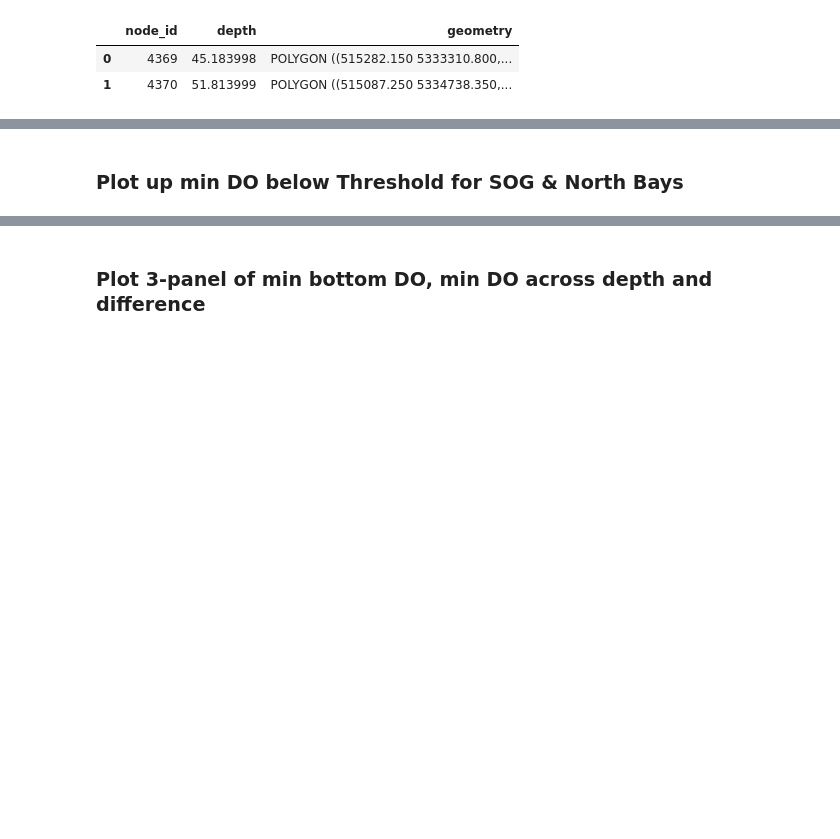
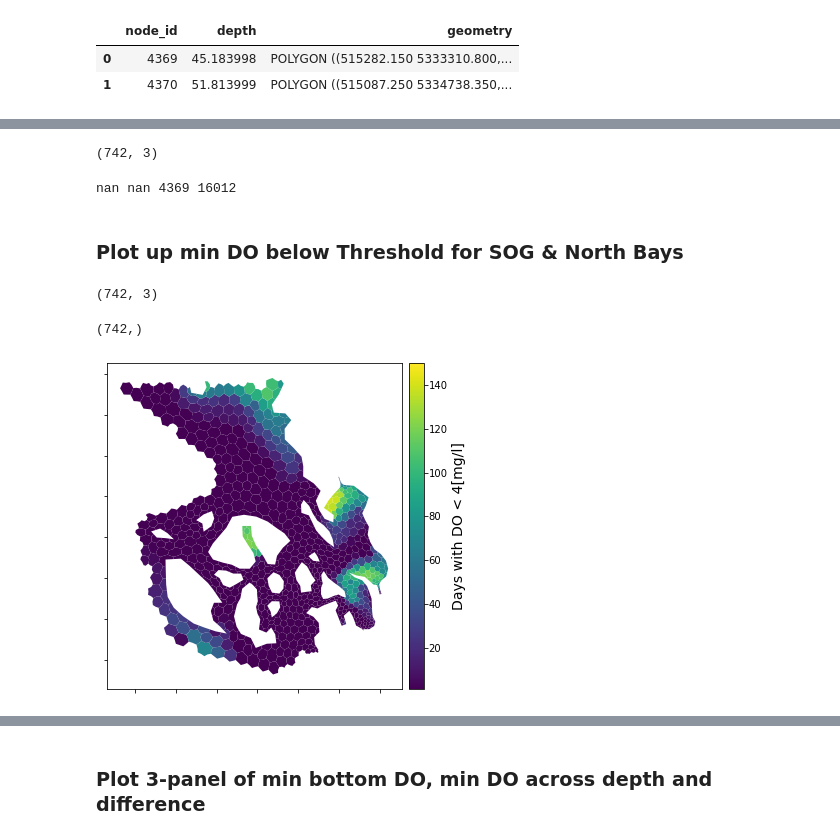
Before and after one commit to UW-PSI/SalishSeaModel-analysis, a Jupyter notebook: notebooks/dev_daily_min_graphic.ipynb, the cells around one changed output, grey strips where cells are left out. Saved outputs shown, nothing was run; the diff lists cells and outputs as text; code cells hidden in the pictures; blank space fills up the shorter version.

```diff
--- a/notebooks/dev_daily_min_graphic.ipynb
+++ b/notebooks/dev_daily_min_graphic.ipynb
@@ -202,10 +202,9 @@ gdf_b.head(2)
 # %%
 # Kevin's shapefile
 shapefile_path = pathlib.Path(
-    '/mmfs1/gscratch/ssmc/USRS/PSI/Rachael/projects/KingCounty/KingCounty-Rachael/kevin_shapefiles'
-)/'SSMGrid2_tce.shp'
+    '/mmfs1/gscratch/ssmc/USRS/PSI/Rachael/projects/KingCounty/KingCounty-Rachael/kevin_shapefiles/SSMGrid2_062822/'
+)/'SSMGrid2_062822.shp'
 gdf_k = gpd.read_file(shapefile_path)
-gdf_k = gdf_k.loc[:, ('tce','Basin','geometry')]
-gdf_k=gdf_k.rename(columns={'tce':'node_id'})
+gdf_k = gdf_k.loc[:, ('node_id','Basin','geometry')]
 gdf_k.head(2)
 # %% [output]
@@ -218,15 +232,21 @@ gdf_k[['node_id','Basin']].groupby('Basin').count().rename(columns={'node_id':'n
 # Extract SOG_Bays from Kevin's shapefile
 gdf_SOG_Nbays = gdf_k.loc[gdf_k['Basin']=='SOG_Bays']
 gdf_SOG_Nbays.shape
+# %% [output]
+(742, 3)
 # %%
 # Compare South Sound "tce" to Ben's "node_id"
 gdf_ssound = gdf_k.loc[gdf_k['Basin']=='South Sound']
 print(gdf_ssound['node_id'].min(),gdf_ssound['node_id'].max(),gdf_b['node_id'].min(),gdf_b['node_id'].max())
+# %% [output]
+nan nan 4369 16012
 # %% [markdown]
 ### Plot up min DO below Threshold for SOG & North Bays
 # %%
 gdf = gdf_SOG_Nbays.copy()
 gdf.shape
+# %% [output]
+(742, 3)
 # %%
 # define min DO threshold
 threshold=4
@@ -234,24 +254,28 @@ dailyDO_tmin_zmin_lt_thresh=numpy.count_nonzero(dailyDO_tmin_zmin<threshold,axis
 # use node_id to select locations
 dailyDO_tmin_zmin_lt_thresh_SOG = dailyDO_tmin_zmin_lt_thresh[gdf['node_id']-1]
 dailyDO_tmin_zmin_lt_thresh_SOG.shape
+# %% [output]
+(742,)
 # %%
 from mpl_toolkits.axes_grid1 import make_axes_locatable
 gdir = pathlib.Path(
-    '/mmfs1/gscratch/ssmc/USRS/PSI/Rachael/projects/CWA/CleanWaterAlliance/dev/minDO/')
+    '/mmfs1/gscratch/ssmc/USRS/PSI/Rachael/projects/KingCounty/graphics/dev/minDO/')
 fs_t=14
 fs_a=12
 cax={}
 gdf['DOlt5'] = dailyDO_tmin_zmin_lt_thresh_SOG
 fig, axs = plt.subplots(1,1, figsize = (8,6))
 # create `cax` for the colorbar
 divider = make_axes_locatable(axs)
 cax = divider.append_axes("right", size="5%", pad=0.1)
 gdf.plot('DOlt5', ax=axs, cax=cax, legend=True,vmin=1, vmax=150)
 cax.set_ylabel(f'Days with DO < {threshold}[mg/l]',fontsize=14)
 axs.set(yticklabels='', xticklabels='')
 #axs.set_title(f'min DO (day={time_index})\nall levels', fontsize=fs_t)
 plt.savefig(gdir/f'SOGNB_minDO_lt{threshold}.jpeg',dpi=150)
 plt.show()
+# %% [output]
+[figure, added]
 # %%
 si = 1 # choose first directory = Existing
 variable_name = 'DO'
```
Also changed, not shown: parts of 18 cells of this notebook.
